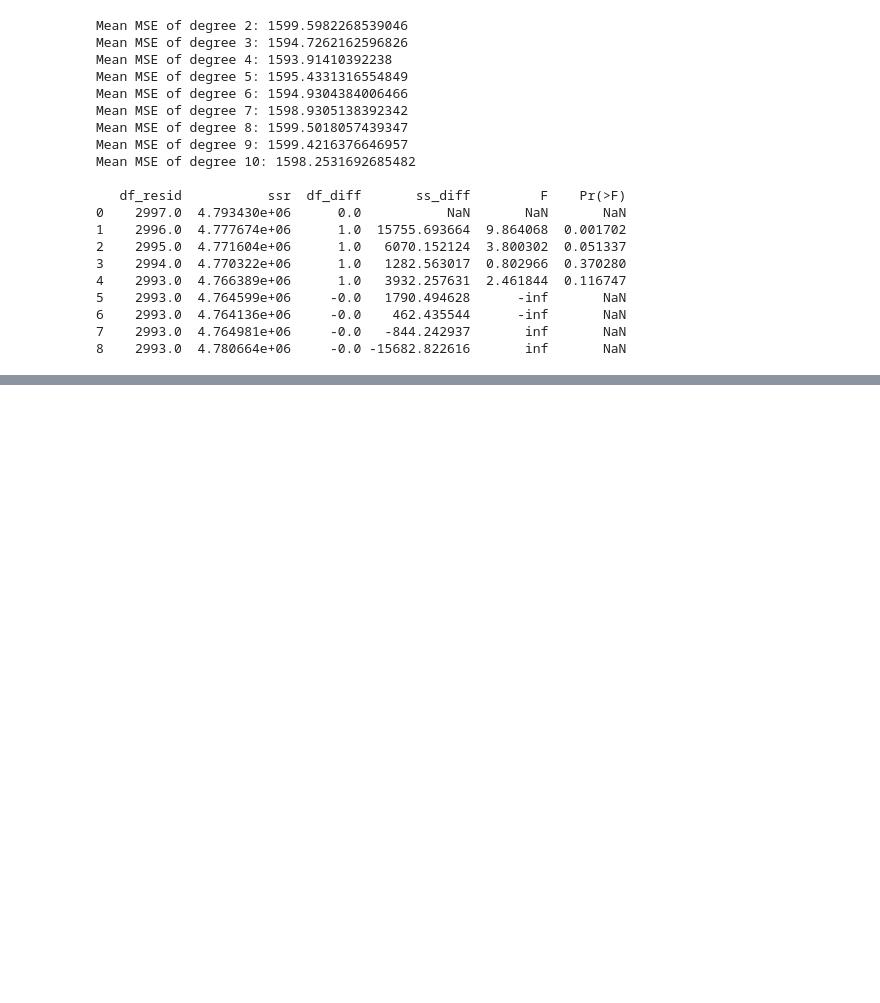
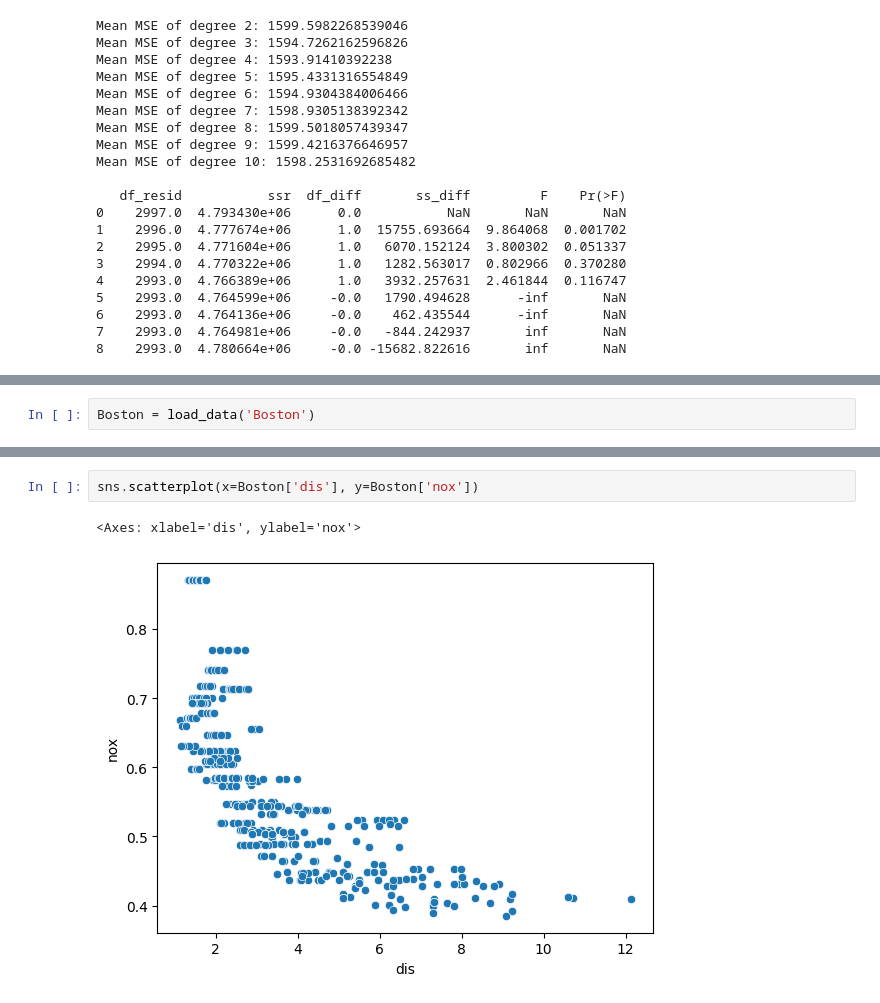
Before and after one commit to QuanPham19/statistical-modeling, a Jupyter notebook: 7-2-practice.ipynb, the cells around one changed output, grey strips where cells are left out. Saved outputs shown, nothing was run; the diff lists cells and outputs as text; blank space fills up the shorter version.

```diff
--- a/7-2-practice.ipynb
+++ b/7-2-practice.ipynb
@@ -112,0 +141,2 @@ Mean MSE of degree 19: 1616.9001370837516
+# %%
+Boston = load_data('Boston')
@@ -112,0 +169,5 @@ Mean MSE of degree 19: 1616.9001370837516
+# %%
+sns.scatterplot(x=Boston['dis'], y=Boston['nox'])
+# %% [output]
+<Axes: xlabel='dis', ylabel='nox'>
+[figure, added]
```
Also changed, not shown: parts of 10 cells of this notebook.
